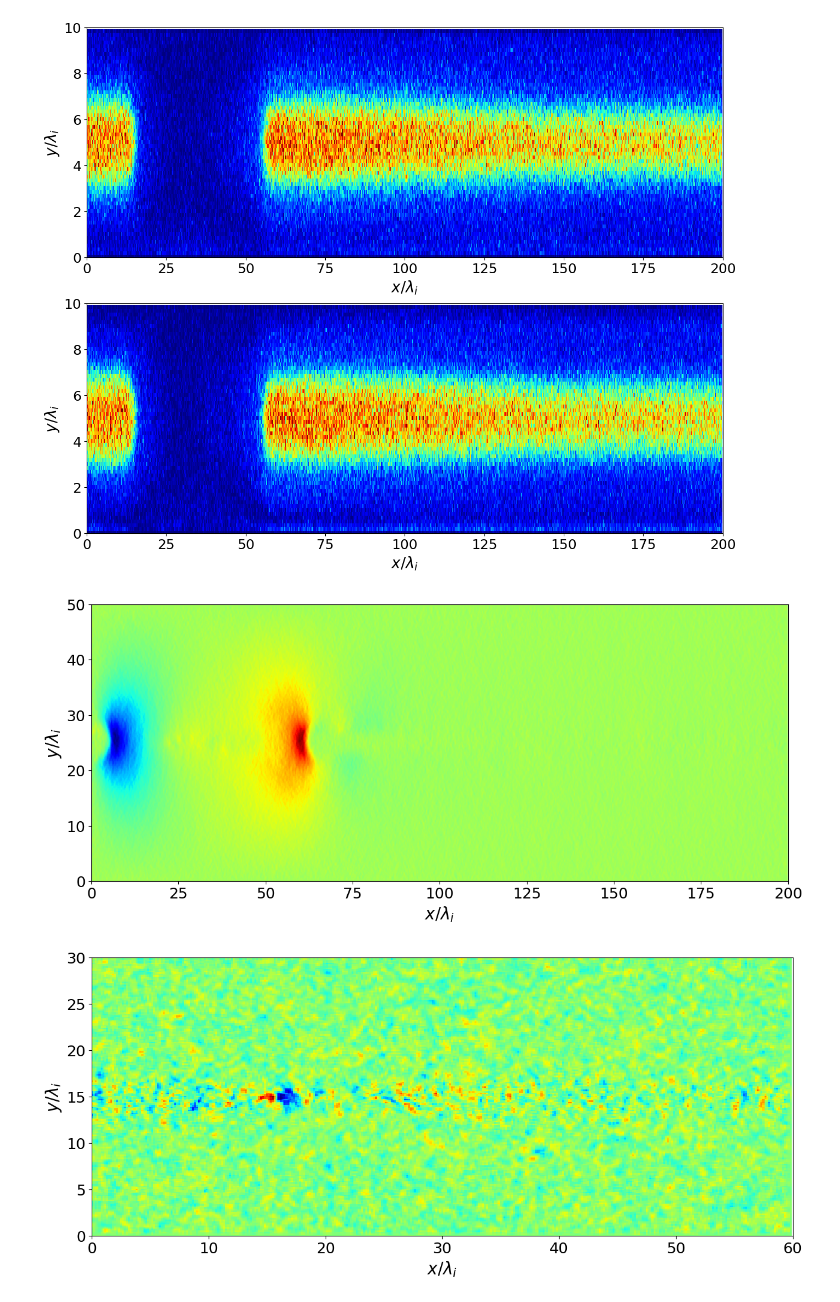
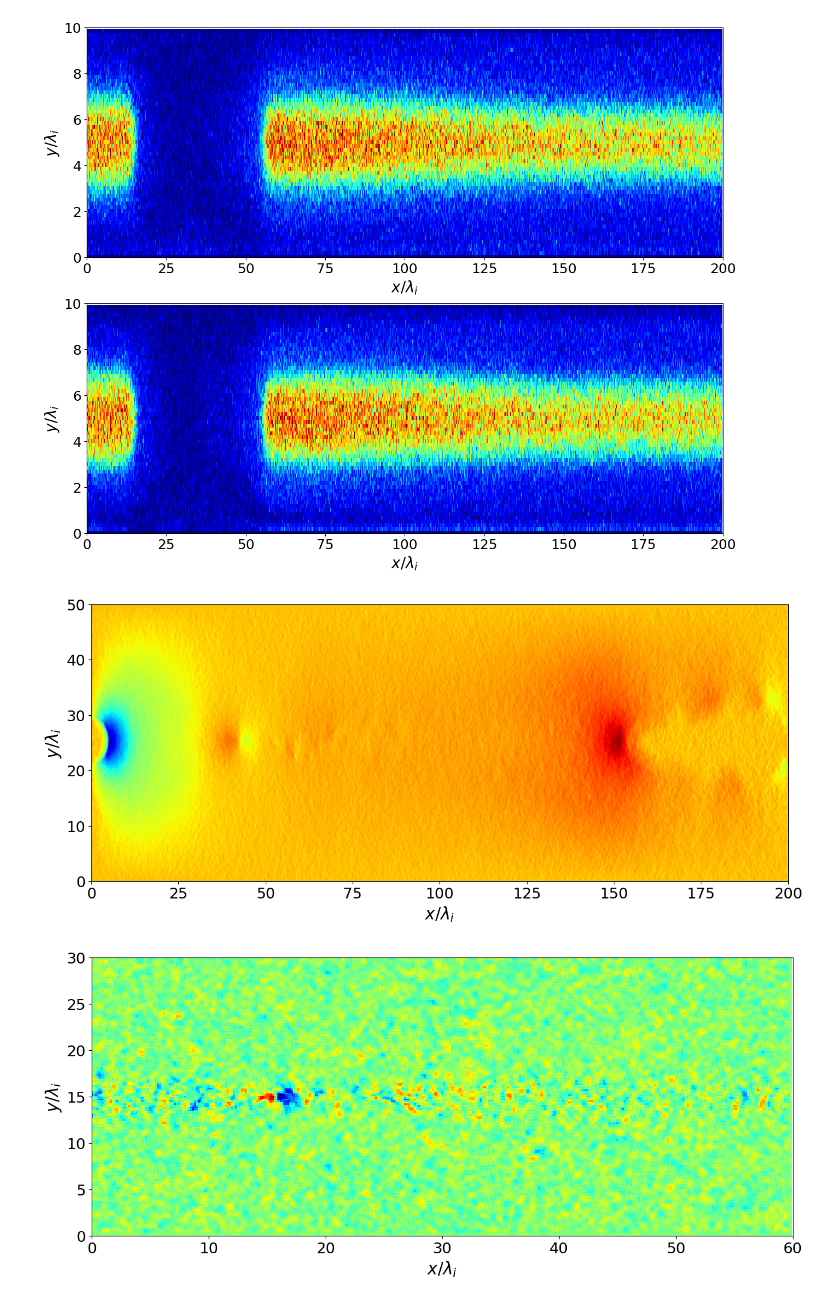
Before and after one commit to keita-akutagawa/PIC_GPU, a Jupyter notebook: examples_2D/mr2008/PIC2D_plot_mr2008.ipynb, the cells around one changed output. Drawn from its saved outputs; the diff is of its cells as text; code cells hidden in the pictures.

```diff
--- a/examples_2D/mr2008/PIC2D_plot_mr2008.ipynb
+++ b/examples_2D/mr2008/PIC2D_plot_mr2008.ipynb
@@ -96,28 +96,28 @@ ax2.tick_params(labelsize=18)
 # %%
 fig = plt.figure(figsize=(15, 6))
 ax = fig.add_subplot(111)
 
 X, Y = np.meshgrid(x_coordinate, y_coordinate) / ion_inertial_length
 
 dirname = "results_mr2008"
-step = 5000
+step = 10000
 filename = f"{dirname}/mr2008_B_{step}.bin"
 with open(filename, 'rb') as f:
     B = np.fromfile(f, dtype=np.float32)
 B = B.reshape(n_x, n_y, 3).T
 filename = f"{dirname}/mr2008_E_{step}.bin"
 with open(filename, 'rb') as f:
     E = np.fromfile(f, dtype=np.float32)
 E = E.reshape(n_x, n_y, 3).T
 
 mappable = ax.pcolormesh(X, Y, cv2.blur(B[1, :, :], (3, 3)), cmap='jet')
 ax.set_xlabel('$x / \lambda_i$', fontsize=20)
 ax.set_ylabel('$y / \lambda_i$', fontsize=20)
 ax.set_xlim(0.0, x_max/ion_inertial_length)
 ax.set_ylim(0.0, y_max/ion_inertial_length)
 ax.tick_params(labelsize=18)
 # %% [output]
-[figure, old version]
+[figure, new version]
 # %%
 fig = plt.figure(figsize=(15, 6))
 ax = fig.add_subplot(111)
```
Also changed, not shown: 4 other files.
